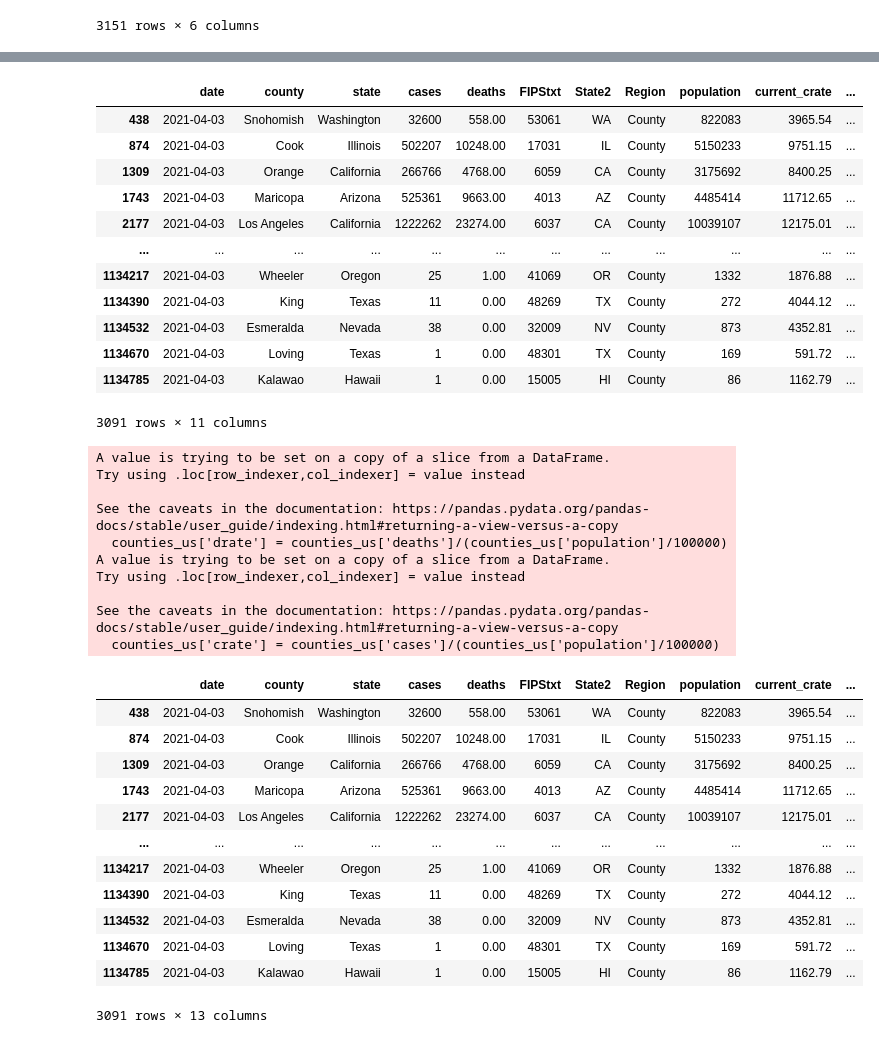
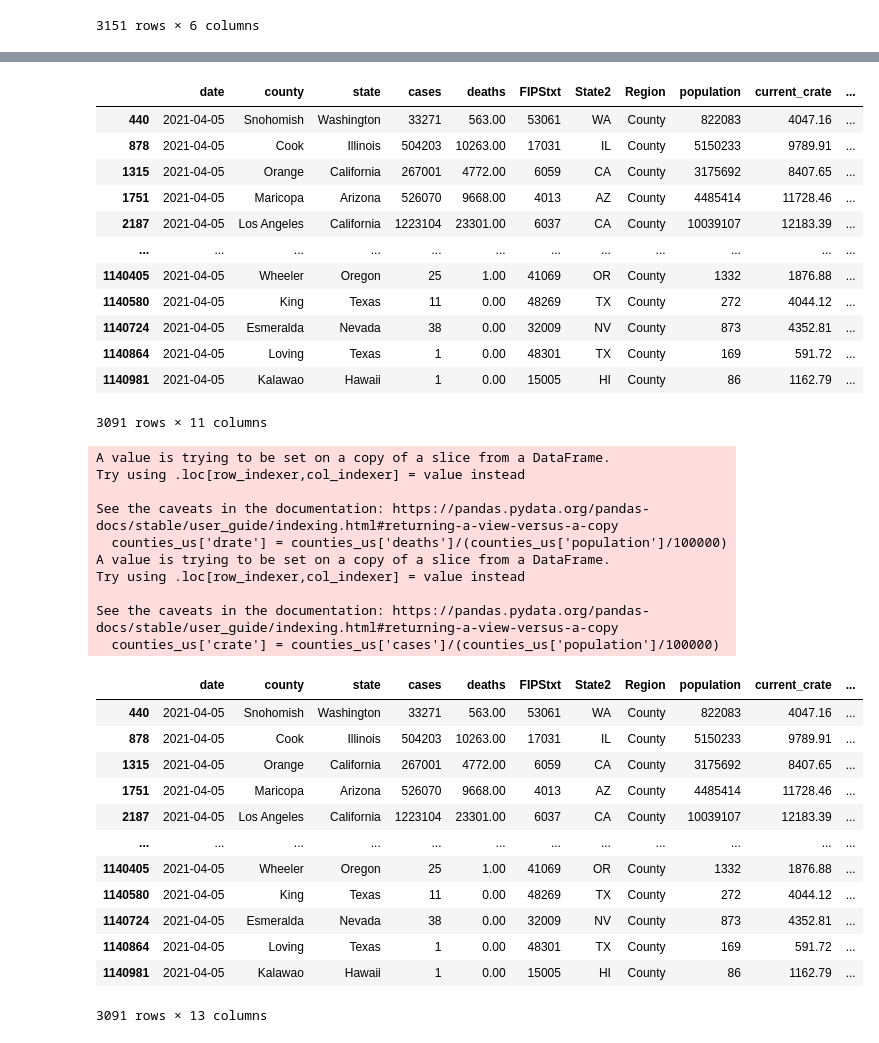
Before and after one commit to menlodoug/covid_crunching, a Jupyter notebook: pandas/COVID_USA.ipynb, the cells around one changed output, grey strips where cells are left out. Saved outputs shown, nothing was run; the diff lists cells and outputs as text; code cells hidden in the pictures.

```diff
--- a/pandas/COVID_USA.ipynb
+++ b/pandas/COVID_USA.ipynb
@@ -94,21 +94,21 @@ counties
 # %%
 # Isolate data from most current day.
 
-counties_us = counties[(counties['date'] == '2021-04-03') & (counties['Region'] == 'County')]
+counties_us = counties[(counties['date'] == '2021-04-05') & (counties['Region'] == 'County')]
 counties_us
 # %% [output]
 |  | date | county | state | cases | deaths | FIPStxt | State2 | Region | population | current_crate | ... |
-| 438 | 2021-04-03 | Snohomish | Washington | 32600 | 558.00 | 53061 | WA | County | 822083 | 3965.54 | ... |
-| 874 | 2021-04-03 | Cook | Illinois | 502207 | 10248.00 | 17031 | IL | County | 5150233 | 9751.15 | ... |
-| 1309 | 2021-04-03 | Orange | California | 266766 | 4768.00 | 6059 | CA | County | 3175692 | 8400.25 | ... |
-| 1743 | 2021-04-03 | Maricopa | Arizona | 525361 | 9663.00 | 4013 | AZ | County | 4485414 | 11712.65 | ... |
-| 2177 | 2021-04-03 | Los Angeles | California | 1222262 | 23274.00 | 6037 | CA | County | 10039107 | 12175.01 | ... |
+| 440 | 2021-04-05 | Snohomish | Washington | 33271 | 563.00 | 53061 | WA | County | 822083 | 4047.16 | ... |
+| 878 | 2021-04-05 | Cook | Illinois | 504203 | 10263.00 | 17031 | IL | County | 5150233 | 9789.91 | ... |
+| 1315 | 2021-04-05 | Orange | California | 267001 | 4772.00 | 6059 | CA | County | 3175692 | 8407.65 | ... |
+| 1751 | 2021-04-05 | Maricopa | Arizona | 526070 | 9668.00 | 4013 | AZ | County | 4485414 | 11728.46 | ... |
+| 2187 | 2021-04-05 | Los Angeles | California | 1223104 | 23301.00 | 6037 | CA | County | 10039107 | 12183.39 | ... |
 | ... | ... | ... | ... | ... | ... | ... | ... | ... | ... | ... | ... |
-| 1134217 | 2021-04-03 | Wheeler | Oregon | 25 | 1.00 | 41069 | OR | County | 1332 | 1876.88 | ... |
-| 1134390 | 2021-04-03 | King | Texas | 11 | 0.00 | 48269 | TX | County | 272 | 4044.12 | ... |
-| 1134532 | 2021-04-03 | Esmeralda | Nevada | 38 | 0.00 | 32009 | NV | County | 873 | 4352.81 | ... |
-| 1134670 | 2021-04-03 | Loving | Texas | 1 | 0.00 | 48301 | TX | County | 169 | 591.72 | ... |
-| 1134785 | 2021-04-03 | Kalawao | Hawaii | 1 | 0.00 | 15005 | HI | County | 86 | 1162.79 | ... |
+| 1140405 | 2021-04-05 | Wheeler | Oregon | 25 | 1.00 | 41069 | OR | County | 1332 | 1876.88 | ... |
+| 1140580 | 2021-04-05 | King | Texas | 11 | 0.00 | 48269 | TX | County | 272 | 4044.12 | ... |
+| 1140724 | 2021-04-05 | Esmeralda | Nevada | 38 | 0.00 | 32009 | NV | County | 873 | 4352.81 | ... |
+| 1140864 | 2021-04-05 | Loving | Texas | 1 | 0.00 | 48301 | TX | County | 169 | 591.72 | ... |
+| 1140981 | 2021-04-05 | Kalawao | Hawaii | 1 | 0.00 | 15005 | HI | County | 86 | 1162.79 | ... |
 3091 rows × 11 columns
 # %%
 # Create up to date rates so rankings can be performed using the latest data.
@@ -129,17 +129,17 @@ Try using .loc[row_indexer,col_indexer] = value instead
 See the caveats in the documentation: https://pandas.pydata.org/pandas-docs/stable/user_guide/indexing.html#returning-a-view-versus-a-copy
   counties_us['crate'] = counties_us['cases']/(counties_us['population']/100000)
 |  | date | county | state | cases | deaths | FIPStxt | State2 | Region | population | current_crate | ... |
-| 438 | 2021-04-03 | Snohomish | Washington | 32600 | 558.00 | 53061 | WA | County | 822083 | 3965.54 | ... |
-| 874 | 2021-04-03 | Cook | Illinois | 502207 | 10248.00 | 17031 | IL | County | 5150233 | 9751.15 | ... |
-| 1309 | 2021-04-03 | Orange | California | 266766 | 4768.00 | 6059 | CA | County | 3175692 | 8400.25 | ... |
-| 1743 | 2021-04-03 | Maricopa | Arizona | 525361 | 9663.00 | 4013 | AZ | County | 4485414 | 11712.65 | ... |
-| 2177 | 2021-04-03 | Los Angeles | California | 1222262 | 23274.00 | 6037 | CA | County | 10039107 | 12175.01 | ... |
+| 440 | 2021-04-05 | Snohomish | Washington | 33271 | 563.00 | 53061 | WA | County | 822083 | 4047.16 | ... |
+| 878 | 2021-04-05 | Cook | Illinois | 504203 | 10263.00 | 17031 | IL | County | 5150233 | 9789.91 | ... |
+| 1315 | 2021-04-05 | Orange | California | 267001 | 4772.00 | 6059 | CA | County | 3175692 | 8407.65 | ... |
+| 1751 | 2021-04-05 | Maricopa | Arizona | 526070 | 9668.00 | 4013 | AZ | County | 4485414 | 11728.46 | ... |
+| 2187 | 2021-04-05 | Los Angeles | California | 1223104 | 23301.00 | 6037 | CA | County | 10039107 | 12183.39 | ... |
 | ... | ... | ... | ... | ... | ... | ... | ... | ... | ... | ... | ... |
-| 1134217 | 2021-04-03 | Wheeler | Oregon | 25 | 1.00 | 41069 | OR | County | 1332 | 1876.88 | ... |
-| 1134390 | 2021-04-03 | King | Texas | 11 | 0.00 | 48269 | TX | County | 272 | 4044.12 | ... |
-| 1134532 | 2021-04-03 | Esmeralda | Nevada | 38 | 0.00 | 32009 | NV | County | 873 | 4352.81 | ... |
-| 1134670 | 2021-04-03 | Loving | Texas | 1 | 0.00 | 48301 | TX | County | 169 | 591.72 | ... |
-| 1134785 | 2021-04-03 | Kalawao | Hawaii | 1 | 0.00 | 15005 | HI | County | 86 | 1162.79 | ... |
+| 1140405 | 2021-04-05 | Wheeler | Oregon | 25 | 1.00 | 41069 | OR | County | 1332 | 1876.88 | ... |
+| 1140580 | 2021-04-05 | King | Texas | 11 | 0.00 | 48269 | TX | County | 272 | 4044.12 | ... |
+| 1140724 | 2021-04-05 | Esmeralda | Nevada | 38 | 0.00 | 32009 | NV | County | 873 | 4352.81 | ... |
+| 1140864 | 2021-04-05 | Loving | Texas | 1 | 0.00 | 48301 | TX | County | 169 | 591.72 | ... |
+| 1140981 | 2021-04-05 | Kalawao | Hawaii | 1 | 0.00 | 15005 | HI | County | 86 | 1162.79 | ... |
 3091 rows × 13 columns
 # %%
 # Create ranking of infection rates by county for each state
```
Also changed, not shown: parts of 13 cells of this notebook, 35 other files.
